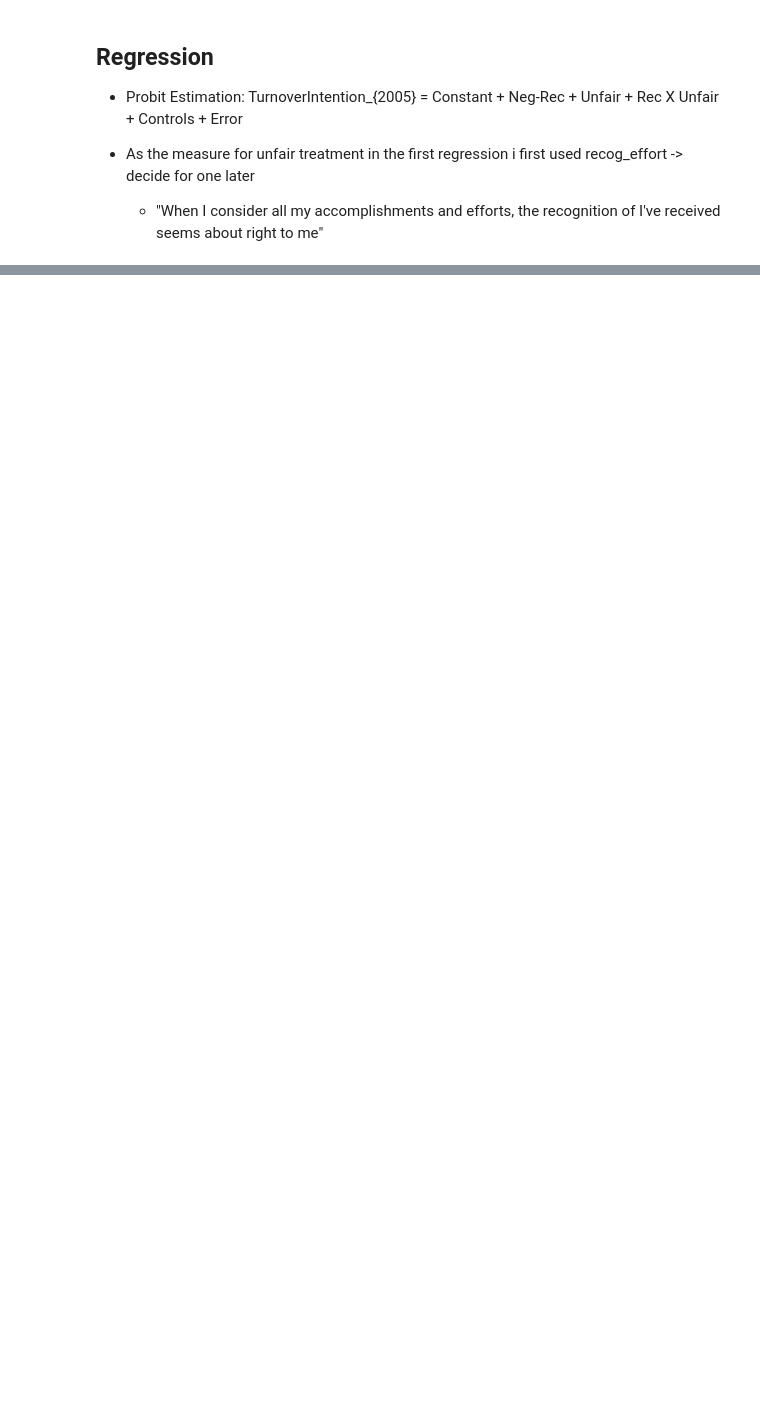
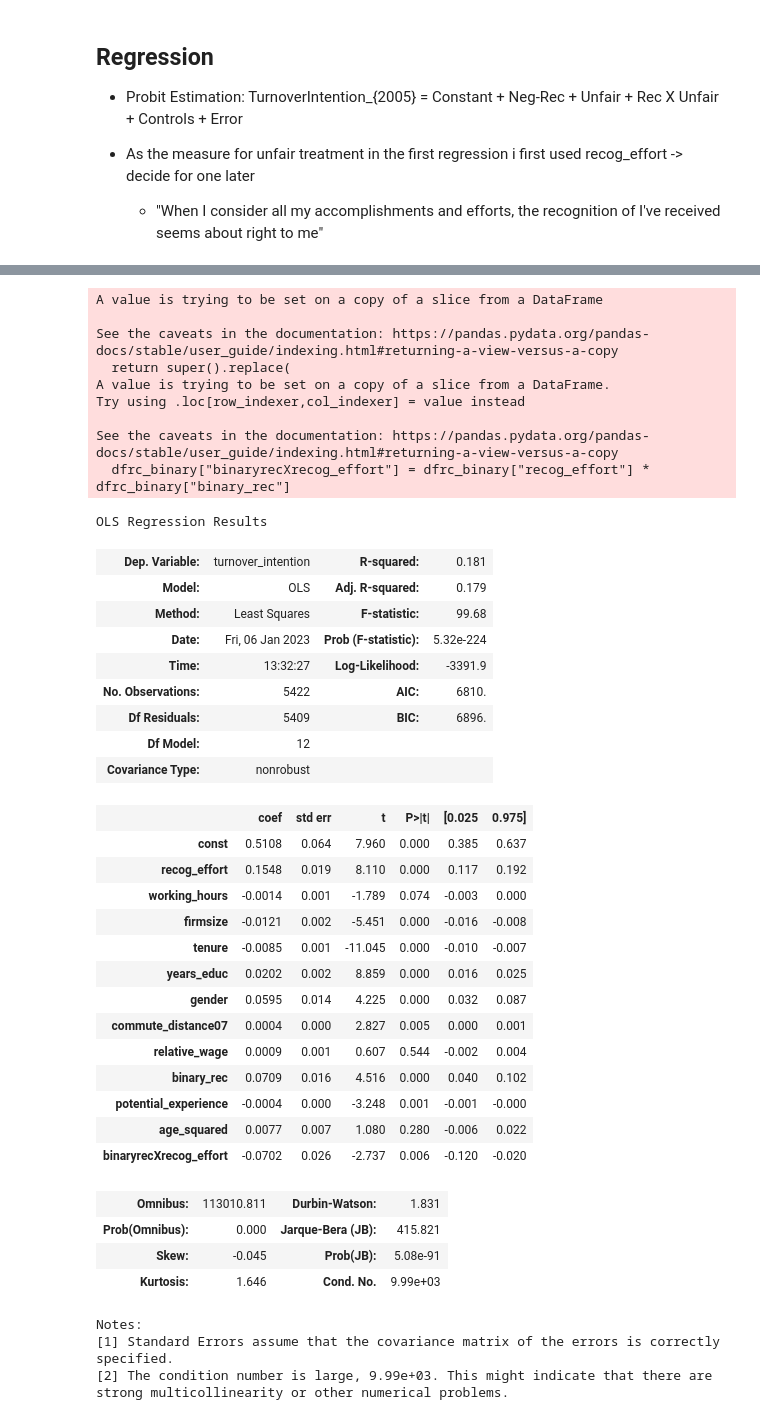
Before and after one commit to maxxxbb/ResearchModule, a Jupyter notebook: src/data_management/FirstRegression.ipynb, the cells around one changed output, grey strips where cells are left out. Saved outputs shown, nothing was run; the diff lists cells and outputs as text; code cells hidden in the pictures; blank space fills up the shorter version.

```diff
--- a/src/data_management/FirstRegression.ipynb
+++ b/src/data_management/FirstRegression.ipynb
@@ -21,7 +21,7 @@ from pathlib import Path
 # Path Max: C:/Users/max-admin/Desktop/Masterstudium/WiSe_22_23/Research_Module/SOEP-Data/Stata/raw
 # Path Maxie: /Volumes/dohmen_soep/SOEP-CORE.v36eu_STATA/Stata/raw
 
-data_folder = Path("/Volumes/dohmen_soep/SOEP-CORE.v36eu_STATA/Stata/raw")
+data_folder = Path("C:/Users/max-admin/Desktop/Masterstudium/WiSe_22_23/Research_Module/SOEP-Data/Stata/raw")
 # define relevant subsets of SOEP-data
 file_names = ['vp', 'wp', 'xp']
 
@@ -497,0 +524,66 @@ strong multicollinearity or other numerical problems.
+# %%
+# 1. optional argument:  rc_binary ==1
+dfrc2 = merge_and_clean(df_05,df_06,df_07,work07,rc_rec_binary=1)
+
+dfrc_binary = dfrc2.drop(index=dfrc2[dfrc2["new_job"] == 1].index , inplace=True)
+# specify columns which we need for regression by dropping everything else
+dfrc_binary = dfrc2.drop(columns=['syear_x', 'similar_problems', 'take_revenge', 'insult_back','syear_y', 'felt_recog_sup', 'felt_recog_effort',
+       'recog_personal', 'felt_recog_personal', 'recog_pay', 'felt_recog_pay', 'syear_y', 'year_birth', 'new_job',
+       'reason_new_job', 'sector_avg_wage', 'school_degree', 'sector','overtime', 'recog_sup','wage_lastmonth', 'age', 'avg_rec'])
+#  included 'recog_effort'again , excluded overtime due to sample size and wage last month
+# add interaction term
+dfrc_binary["binaryrecXrecog_effort"] = dfrc_binary["recog_effort"] * dfrc_binary["binary_rec"]
+# drop missing data in regression dataframe
+dfrc_binary = dfrc_binary.dropna()
+
+## OLS regression
+from statsmodels.regression.linear_model import OLS
+
+Y = dfrc_binary["turnover_intention"]
+X = dfrc_binary.drop(columns=["turnover_intention"])
+X = sm.add_constant(X)
+model = OLS(Y, X.astype(float))
+lpm_model = model.fit()
+lpm_model.summary()
+# %% [output]
+A value is trying to be set on a copy of a slice from a DataFrame
+
+See the caveats in the documentation: https://pandas.pydata.org/pandas-docs/stable/user_guide/indexing.html#returning-a-view-versus-a-copy
+  return super().replace(
+A value is trying to be set on a copy of a slice from a DataFrame.
+Try using .loc[row_indexer,col_indexer] = value instead
+
+See the caveats in the documentation: https://pandas.pydata.org/pandas-docs/stable/user_guide/indexing.html#returning-a-view-versus-a-copy
+  dfrc_binary["binaryrecXrecog_effort"] = dfrc_binary["recog_effort"] * dfrc_binary["binary_rec"]
+OLS Regression Results
+| Dep. Variable: | turnover_intention | R-squared: | 0.181 |
+| Model: | OLS | Adj. R-squared: | 0.179 |
+| Method: | Least Squares | F-statistic: | 99.68 |
+| Date: | Fri, 06 Jan 2023 | Prob (F-statistic): | 5.32e-224 |
+| Time: | 13:32:27 | Log-Likelihood: | -3391.9 |
+| No. Observations: | 5422 | AIC: | 6810. |
+| Df Residuals: | 5409 | BIC: | 6896. |
+| Df Model: | 12 |  |  |
+| Covariance Type: | nonrobust |  |  |
+|  | coef | std err | t | P>|t| | [0.025 | 0.975] |
+| const | 0.5108 | 0.064 | 7.960 | 0.000 | 0.385 | 0.637 |
+| recog_effort | 0.1548 | 0.019 | 8.110 | 0.000 | 0.117 | 0.192 |
+| working_hours | -0.0014 | 0.001 | -1.789 | 0.074 | -0.003 | 0.000 |
+| firmsize | -0.0121 | 0.002 | -5.451 | 0.000 | -0.016 | -0.008 |
+| tenure | -0.0085 | 0.001 | -11.045 | 0.000 | -0.010 | -0.007 |
+| years_educ | 0.0202 | 0.002 | 8.859 | 0.000 | 0.016 | 0.025 |
+| gender | 0.0595 | 0.014 | 4.225 | 0.000 | 0.032 | 0.087 |
+| commute_distance07 | 0.0004 | 0.000 | 2.827 | 0.005 | 0.000 | 0.001 |
+| relative_wage | 0.0009 | 0.001 | 0.607 | 0.544 | -0.002 | 0.004 |
+| binary_rec | 0.0709 | 0.016 | 4.516 | 0.000 | 0.040 | 0.102 |
+| potential_experience | -0.0004 | 0.000 | -3.248 | 0.001 | -0.001 | -0.000 |
+| age_squared | 0.0077 | 0.007 | 1.080 | 0.280 | -0.006 | 0.022 |
+| binaryrecXrecog_effort | -0.0702 | 0.026 | -2.737 | 0.006 | -0.120 | -0.020 |
+| Omnibus: | 113010.811 | Durbin-Watson: | 1.831 |
+| Prob(Omnibus): | 0.000 | Jarque-Bera (JB): | 415.821 |
+| Skew: | -0.045 | Prob(JB): | 5.08e-91 |
+| Kurtosis: | 1.646 | Cond. No. | 9.99e+03 |
+Notes:
+[1] Standard Errors assume that the covariance matrix of the errors is correctly specified.
+[2] The condition number is large, 9.99e+03. This might indicate that there are
+strong multicollinearity or other numerical problems.
```
Also changed, not shown: parts of 21 cells of this notebook.
